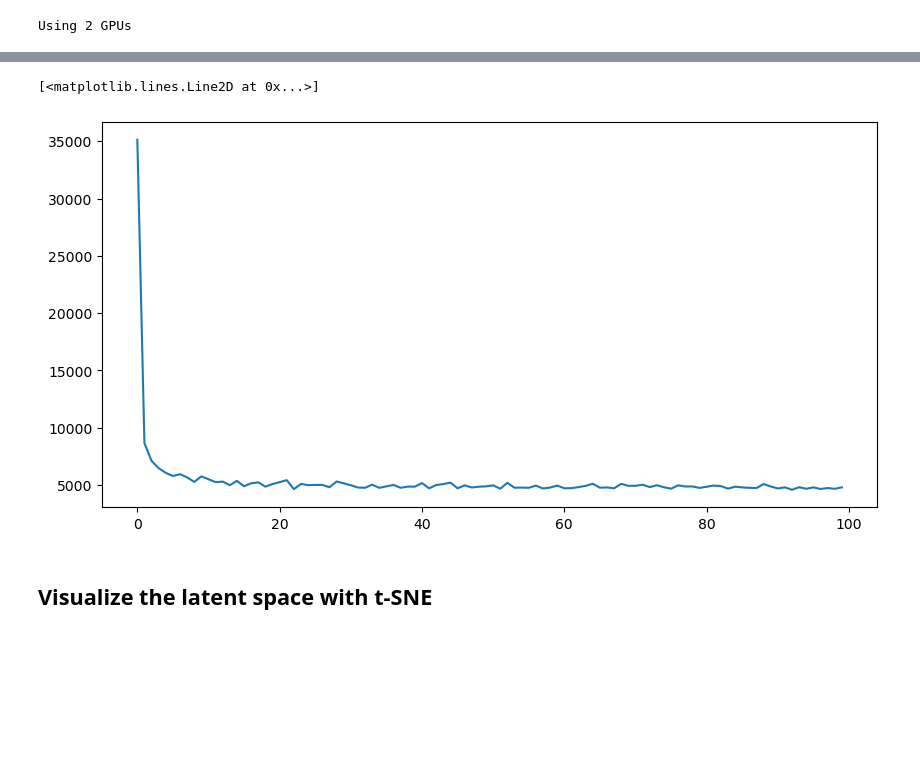
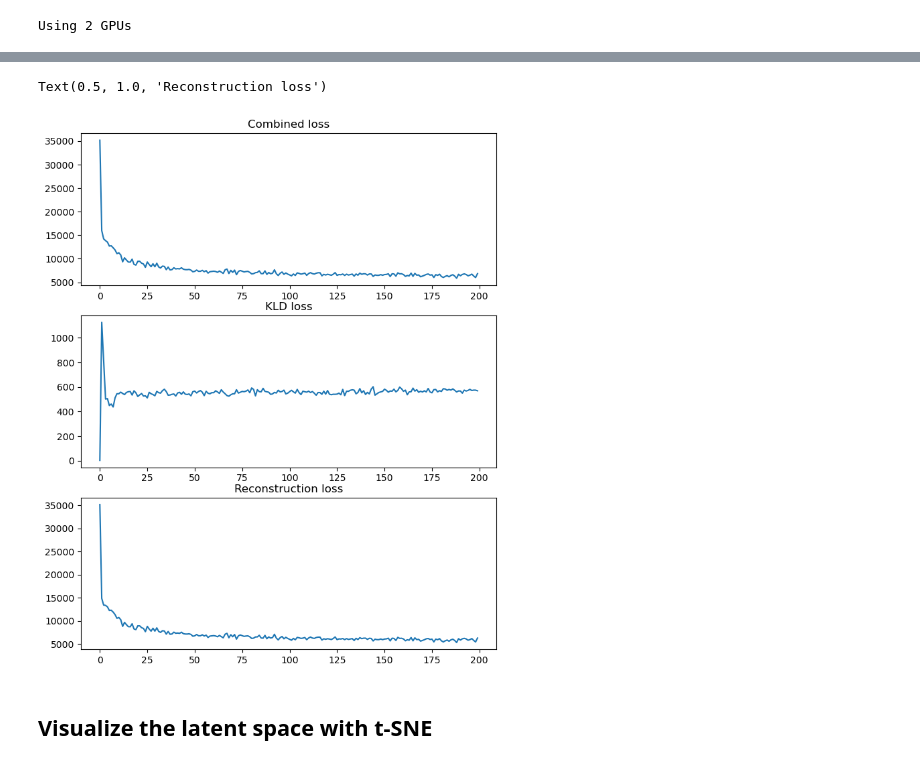
Before and after one commit to MicheleCattaneo/Autoencoders, a Jupyter notebook: VAE/vae-mnist.ipynb, the cells around one changed output, grey strips where cells are left out. Saved outputs shown, nothing was run; the diff lists cells and outputs as text; code cells hidden in the pictures; blank space fills up the shorter version.

```diff
--- a/VAE/vae-mnist.ipynb
+++ b/VAE/vae-mnist.ipynb
@@ -263,9 +265,15 @@ for epoch in range(max_epochs):
-# %%
-fig, ax = plt.subplots(figsize=(10, 5))
-ax.plot(losses)
-# %% [output]
-[<matplotlib.lines.Line2D at 0x...>]
-[figure, removed]
+# %%
+fig, ax = plt.subplots(3,1, figsize=(8, 10))
+# fig, ax = plt.subplots(2, figsize=(3, 6))
+ax[0].plot(losses)
+ax[0].set_title('Combined loss')
+ax[1].plot(kld_losses)
+ax[1].set_title('KLD loss')
+ax[2].plot(rec_losses)
+ax[2].set_title('Reconstruction loss')
+# %% [output]
+Text(0.5, 1.0, 'Reconstruction loss')
+[figure, added]
 # %% [markdown]
 ## Visualize the latent space with t-SNE
 # %%
```
Also changed, not shown: parts of 14 cells of this notebook.
